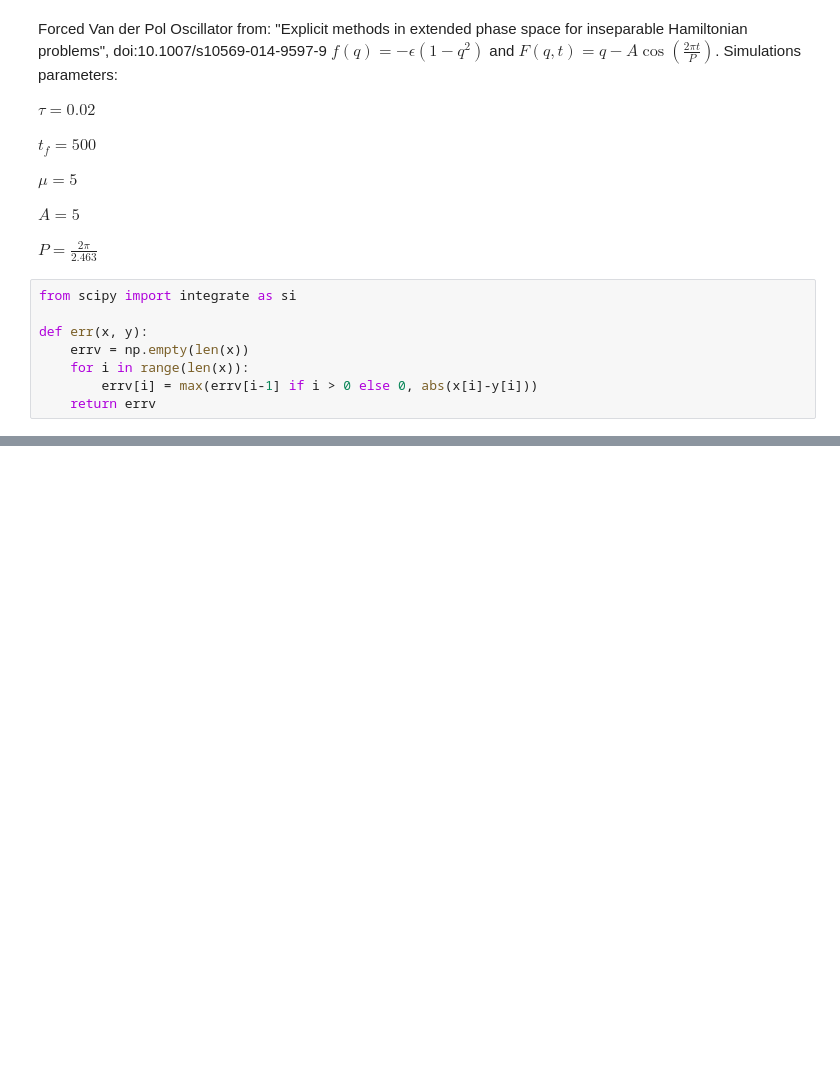
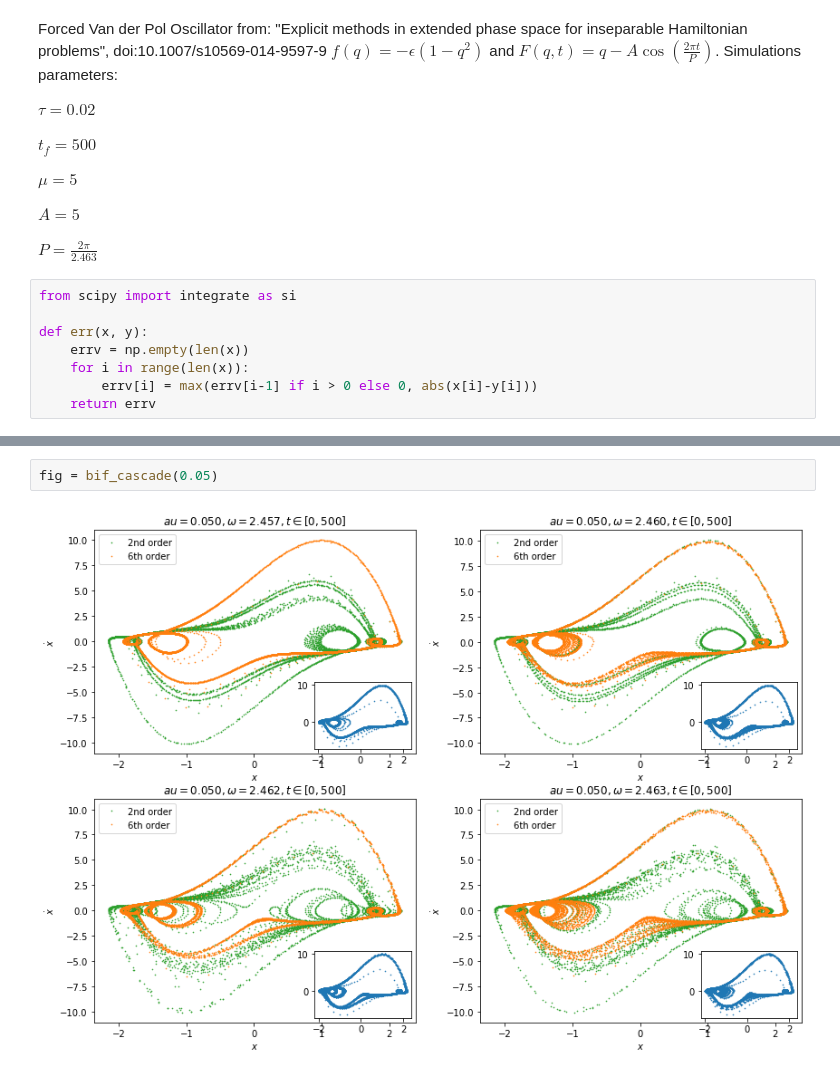
Before and after one commit to fzadra/VanDerPolContact, a Jupyter notebook: ForcedVdP.ipynb, the cells around one changed output, grey strips where cells are left out. Drawn from its saved outputs; the diff is of its cells as text; blank space fills up the shorter version.

```diff
--- a/ForcedVdP.ipynb
+++ b/ForcedVdP.ipynb
@@ -148,0 +178,4 @@ plt.show()
+# %%
+fig = bif_cascade(0.05)
+# %% [output]
+[figure, added]
```
Also changed, not shown: parts of 15 cells of this notebook, 1 other file.
